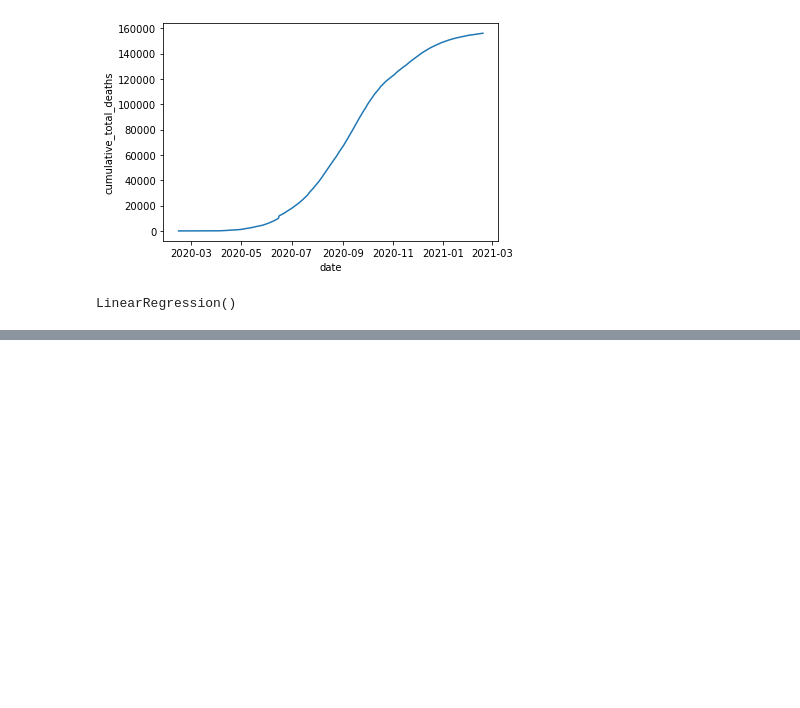
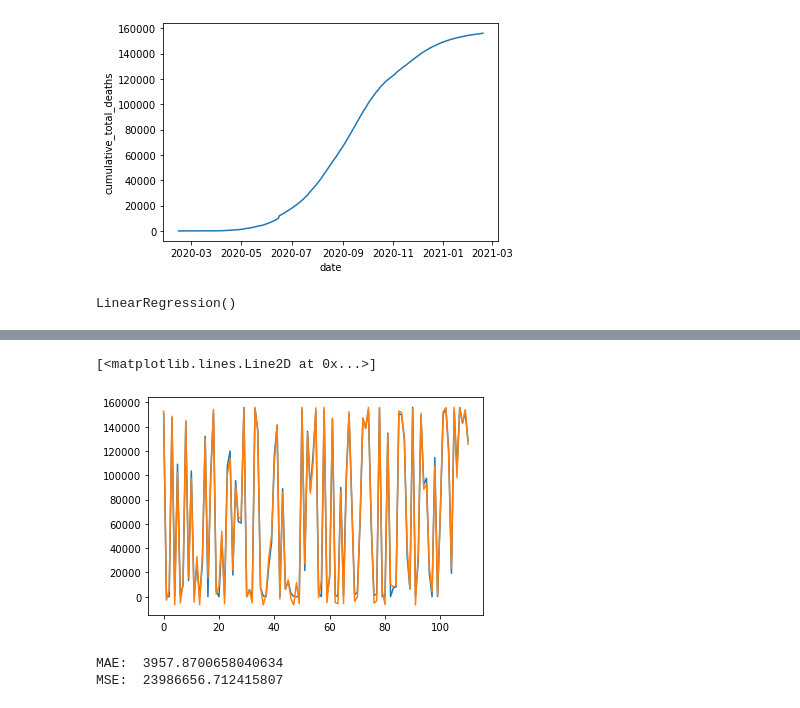
Before and after one commit to siktasharma/Covid-19-Death-Analysis, a Jupyter notebook: covid 19 analysis.ipynb, the cells around one changed output, grey strips where cells are left out. Drawn from its saved outputs; the diff is of its cells as text; code cells hidden in the pictures; blank space fills up the shorter version.

```diff
--- a/covid 19 analysis.ipynb
+++ b/covid 19 analysis.ipynb
@@ -174,0 +197,12 @@ TypeError: The DTypes <class 'numpy.dtype[float64]'> and <class 'numpy.dtype[dat
+# %%
+plt.plot(y_test)
+plt.plot(poly_preds)
+# %% [output]
+[<matplotlib.lines.Line2D at 0x...>]
+[figure, added]
+# %%
+print("MAE: ",mean_absolute_error(y_test,poly_preds))
+print("MSE: ",mean_squared_error(y_test,poly_preds))
+# %% [output]
+MAE:  3957.8700658040634
+MSE:  23986656.712415807
```
Also changed, not shown: parts of 17 cells of this notebook.
